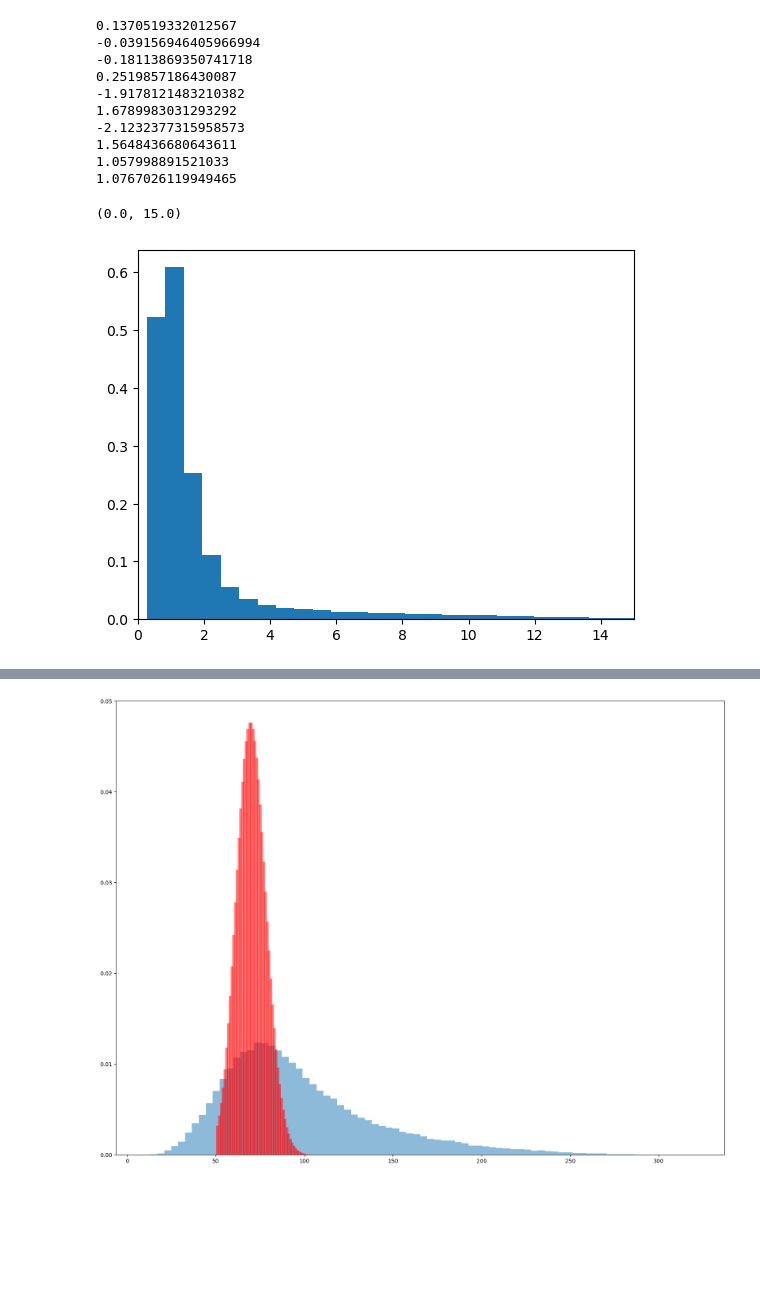
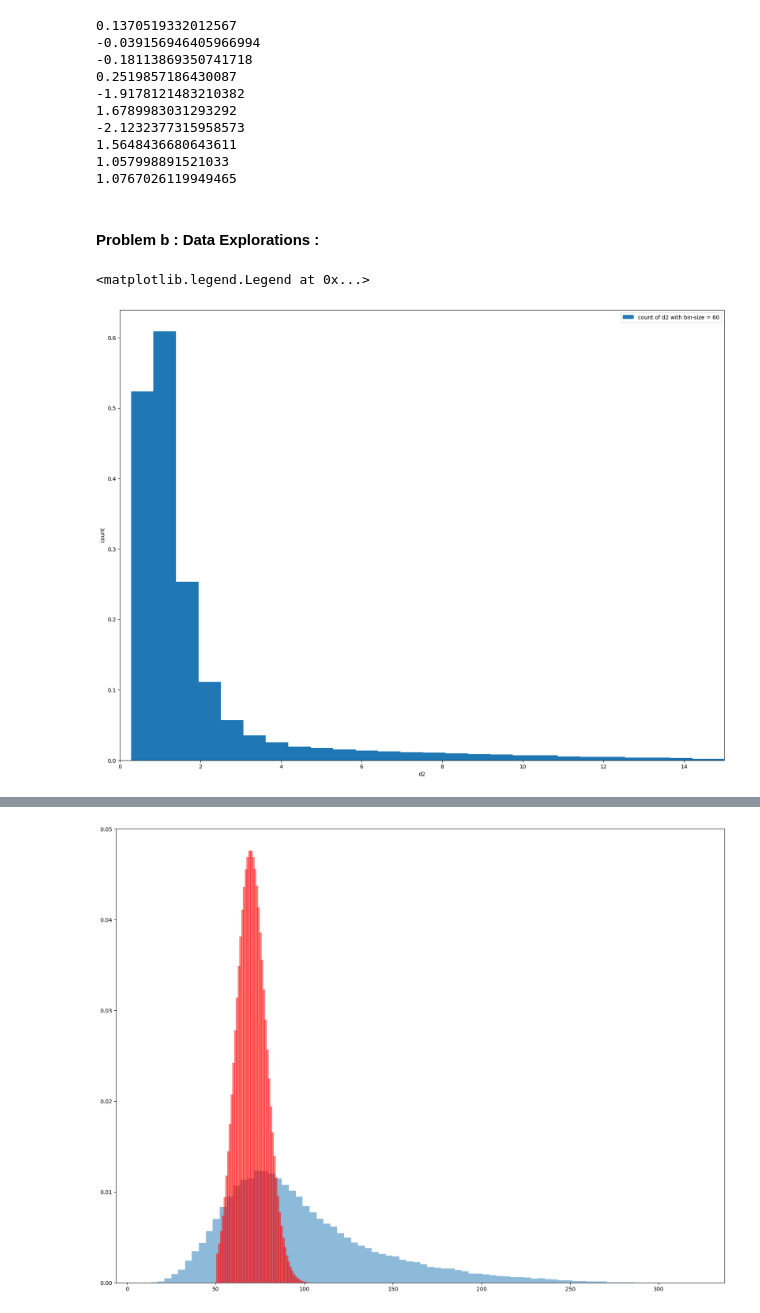
Before and after one commit to AurelianoLZA/Phys_434, a Jupyter notebook: Lab 5.ipynb, the cells around one changed output, grey strips where cells are left out. Cells and saved outputs as stored; diff of their text form; code cells hidden in the pictures; blank space fills up the shorter version.

```diff
--- a/Lab 5.ipynb
+++ b/Lab 5.ipynb
@@ -50,14 +54,18 @@ for i in range(10):
 1.5648436680643611
 1.057998891521033
 1.0767026119949465
+# %% [markdown]
+#### Problem b : Data Explorations :
 # %%
 fig,ax = plt.subplots()
-#ax.plot(new_dict['mass'][s],new_dict['d2'][s],'r*')
-ax.hist(higgs['d2'][:],bins = 60,density = True);
+ax.hist(higgs['d2'][:],bins = 60,density = True,label="count of d2 with bin-size = 60");
+ax.set_xlabel("d2")
+ax.set_ylabel("count")
 ax.set_xlim(0,15)
+ax.legend()
 # %% [output]
-(0.0, 15.0)
+<matplotlib.legend.Legend at 0x...>
-[figure, old version]
+[figure, new version]
 # %%
 fig,ax = plt.subplots()
 s = slice(0,100000,100)
```
Also changed, not shown: parts of 33 cells of this notebook.
